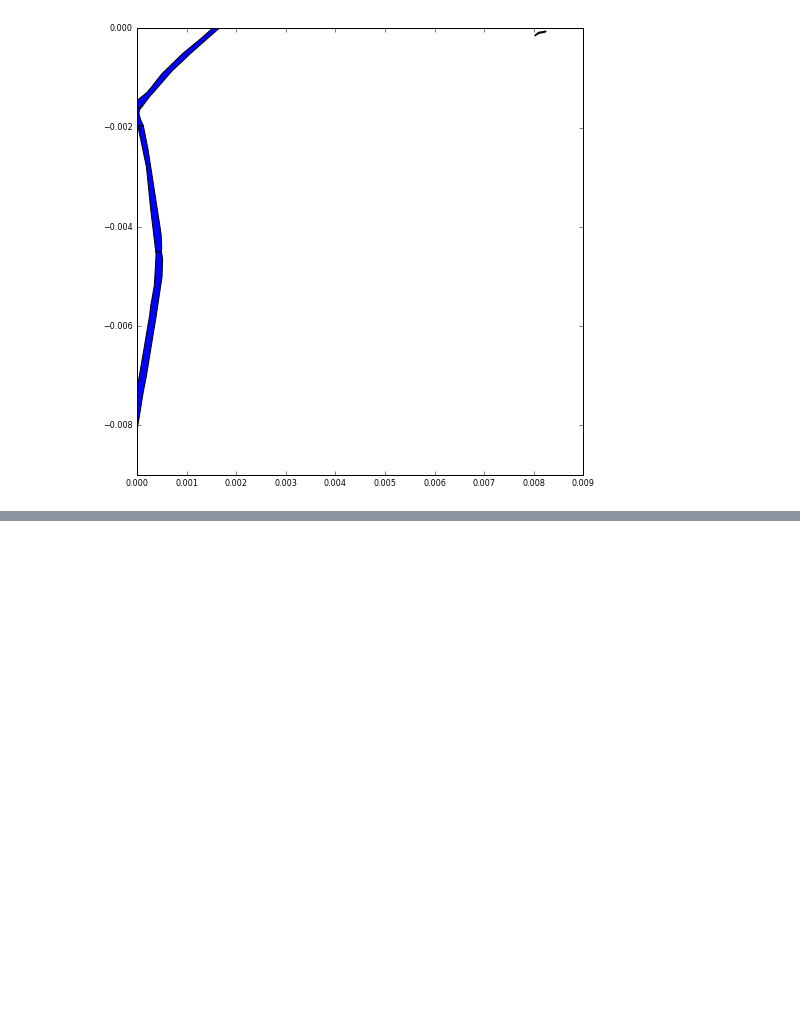
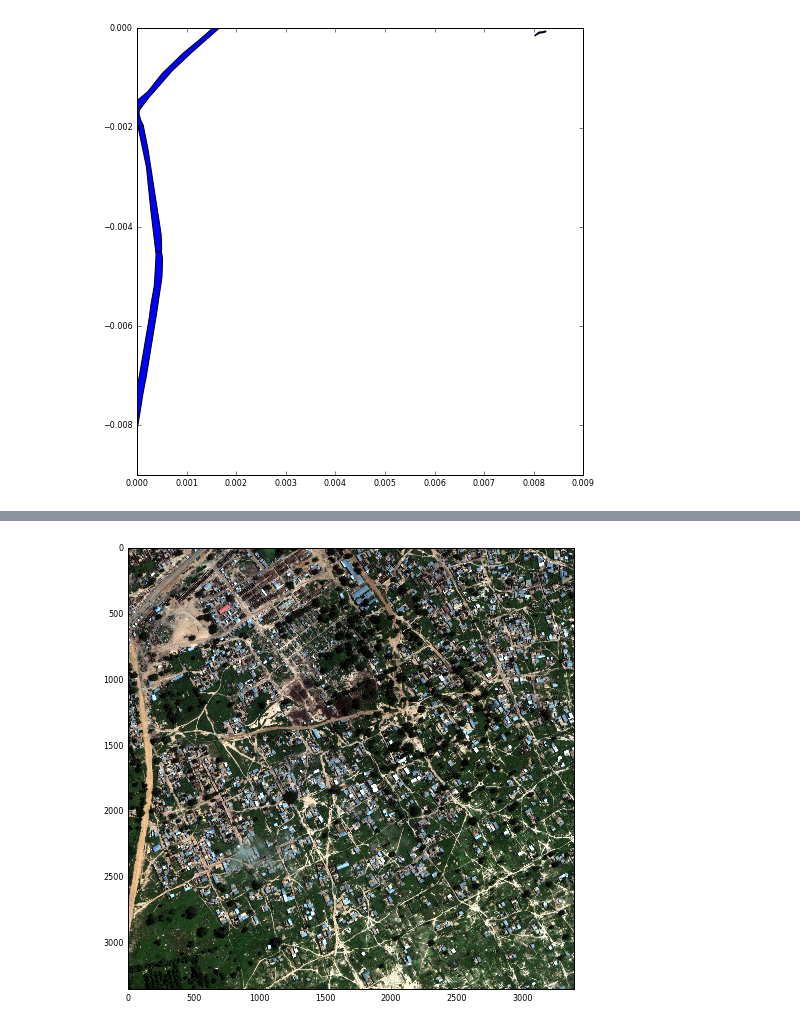
Before and after one commit to JayeCribb/Kaggle_DTSL, a Jupyter notebook: Convert_and_Overlay_Polygons.ipynb, the cells around one changed output, grey strips where cells are left out. Cells and saved outputs as stored; diff of their text form; code cells hidden in the pictures; blank space fills up the shorter version.

```diff
--- a/Convert_and_Overlay_Polygons.ipynb
+++ b/Convert_and_Overlay_Polygons.ipynb
@@ -148,0 +171,22 @@ ax.autoscale_view()
+# %%
+def scale_percentile(matrix):
+    """Fixes the pixel value range to 2%-98% original distribution of values"""
+    orig_shape = matrix.shape
+    matrix = np.reshape(matrix, [matrix.shape[0]*matrix.shape[1], 3]).astype(float)
+
+    # Get 2nd and 98th percentile
+    mins = np.percentile(matrix, 1, axis=0)
+    maxs = np.percentile(matrix, 99, axis=0) - mins
+
+    matrix = (matrix - mins[None,:])/maxs[None,:]
+    matrix = np.reshape(matrix, orig_shape)
+    matrix = matrix.clip(0,1)
+    return matrix
+# %%
+# Scaled image
+
+plt.figure(figsize = (8, 8))
+plt.imshow(scale_percentile(tiff_image))
+plt.show()
+# %% [output]
+[figure, added]
```
Also changed, not shown: parts of 15 cells of this notebook.
